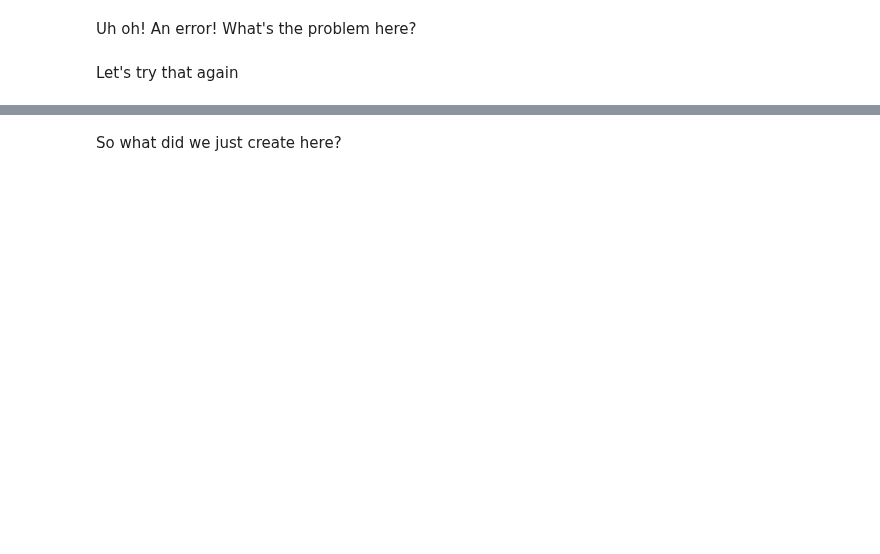
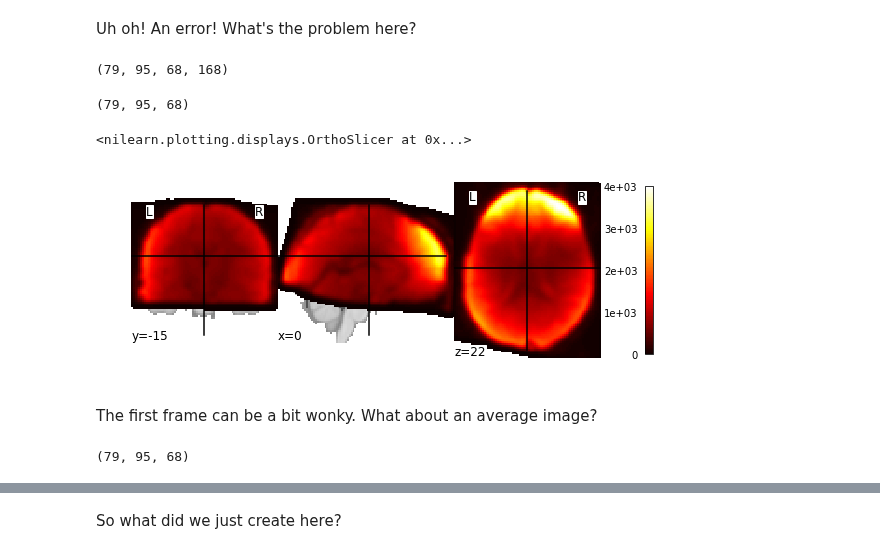
Before and after one commit to illdopejake/RS2018_Nilearn_tutorial, a Jupyter notebook: Nilearn_tutorial_2018.ipynb, the cells around one changed output, grey strips where cells are left out. Cells and saved outputs as stored; diff of their text form; code cells hidden in the pictures; blank space fills up the shorter version.

```diff
--- a/Nilearn_tutorial_2018.ipynb
+++ b/Nilearn_tutorial_2018.ipynb
@@ -211,4 +208,4 @@ Downloaded 7889 of ? bytes. ...done. (0 seconds, 0 min)
 # %%
-# fmri_filenames = data.func[0]
-# print('fmri timeseries are located in nifti image (4D) at: %s' %
-#        fmri_filenames)  # 4D data
+fmri_filenames = data.func[0]
+print('fmri timeseries are located in nifti image (4D) at: %s' %
+       fmri_filenames)  # 4D data
@@ -230,2 +222,26 @@ averaged_Img = Nifti1Image(averaged_data, myImg_aff)
-# %% [markdown]
-Let's try that again
+# %%
+# Let's just a look at a single frame
+# First we load the image into memory
+myImg = image.load_img(fmri_filenames)
+print(myImg.shape)
+# %% [output]
+(79, 95, 68, 168)
+# %%
+# Now, let's isolate the first frame
+first_frame = image.index_img(myImg, 0)
+print(first_frame.shape)
+# %% [output]
+(79, 95, 68)
+# %%
+# Now let's try to plot it
+plotting.plot_stat_map(first_frame)
+# %% [output]
+<nilearn.plotting.displays.OrthoSlicer at 0x...>
+[figure, added]
+# %% [markdown]
+The first frame can be a bit wonky. What about an average image?
+# %%
+averaged_Img = image.mean_img(image.mean_img(myImg))
+averaged_data.shape
+# %% [output]
+(79, 95, 68)
```
Also changed, not shown: parts of 24 cells of this notebook.
